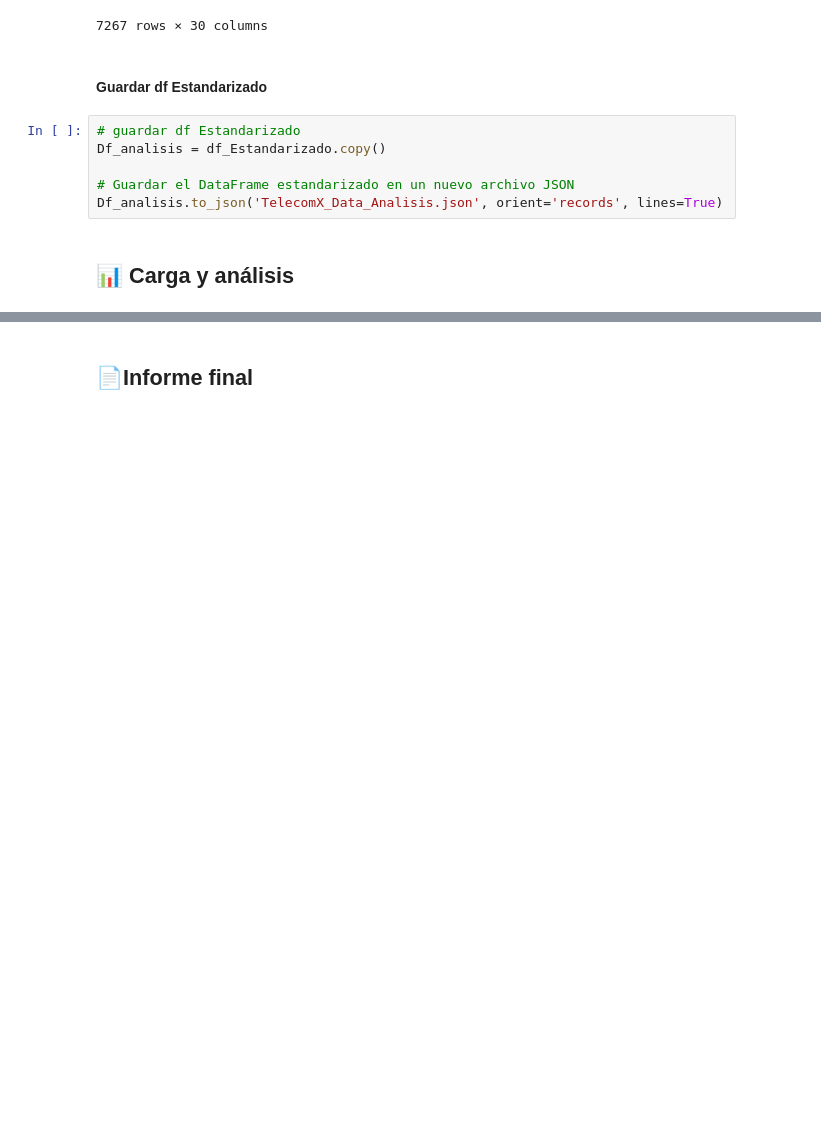
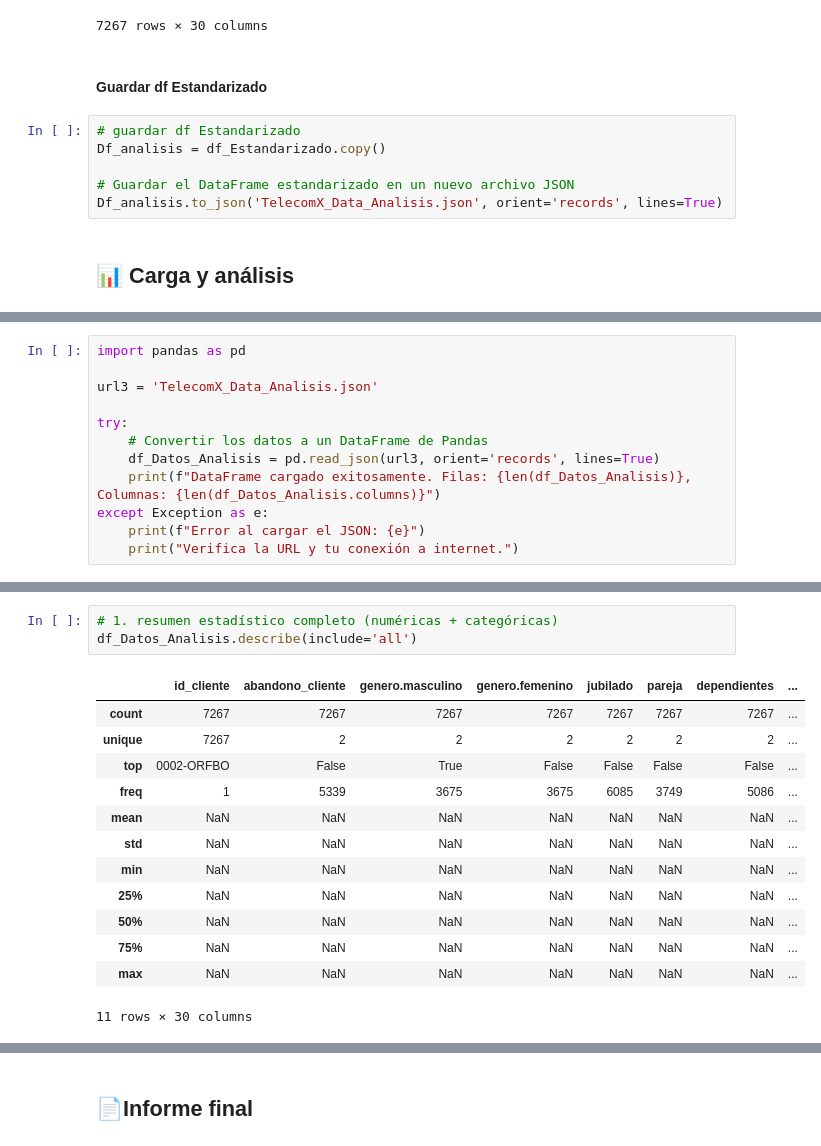
Before and after one commit to MigXDev/CS_Datos_I_DESAFIO_2, a Jupyter notebook: challenge2-data-science-LATAM-main/TelecomX_LATAM.ipynb, the cells around one changed output, grey strips where cells are left out. Cells and saved outputs as stored; diff of their text form; blank space fills up the shorter version.

Commit message:
Inicio de Analisis de Distribución de Evasión

```diff
--- a/challenge2-data-science-LATAM-main/TelecomX_LATAM.ipynb
+++ b/challenge2-data-science-LATAM-main/TelecomX_LATAM.ipynb
@@ -1193,0 +1211,12 @@ Df_analisis.to_json('TelecomX_Data_Analisis.json', orient='records', lines=True)
+# %%
+import pandas as pd
+
+url3 = 'TelecomX_Data_Analisis.json'
+
+try:
+    # Convertir los datos a un DataFrame de Pandas
+    df_Datos_Analisis = pd.read_json(url3, orient='records', lines=True)
+    print(f"DataFrame cargado exitosamente. Filas: {len(df_Datos_Analisis)}, Columnas: {len(df_Datos_Analisis.columns)}")
+except Exception as e:
+    print(f"Error al cargar el JSON: {e}")
+    print("Verifica la URL y tu conexión a internet.")
@@ -1193,0 +1294,17 @@ Df_analisis.to_json('TelecomX_Data_Analisis.json', orient='records', lines=True)
+# %%
+# 1. resumen estadístico completo (numéricas + categóricas)
+df_Datos_Analisis.describe(include='all')
+# %% [output]
+|  | id_cliente | abandono_cliente | genero.masculino | genero.femenino | jubilado | pareja | dependientes | ... |
+| count | 7267 | 7267 | 7267 | 7267 | 7267 | 7267 | 7267 | ... |
+| unique | 7267 | 2 | 2 | 2 | 2 | 2 | 2 | ... |
+| top | 0002-ORFBO | False | True | False | False | False | False | ... |
+| freq | 1 | 5339 | 3675 | 3675 | 6085 | 3749 | 5086 | ... |
+| mean | NaN | NaN | NaN | NaN | NaN | NaN | NaN | ... |
+| std | NaN | NaN | NaN | NaN | NaN | NaN | NaN | ... |
+| min | NaN | NaN | NaN | NaN | NaN | NaN | NaN | ... |
+| 25% | NaN | NaN | NaN | NaN | NaN | NaN | NaN | ... |
+| 50% | NaN | NaN | NaN | NaN | NaN | NaN | NaN | ... |
+| 75% | NaN | NaN | NaN | NaN | NaN | NaN | NaN | ... |
+| max | NaN | NaN | NaN | NaN | NaN | NaN | NaN | ... |
+11 rows × 30 columns
```
Also changed, not shown: parts of 29 cells of this notebook, 1 other file.
